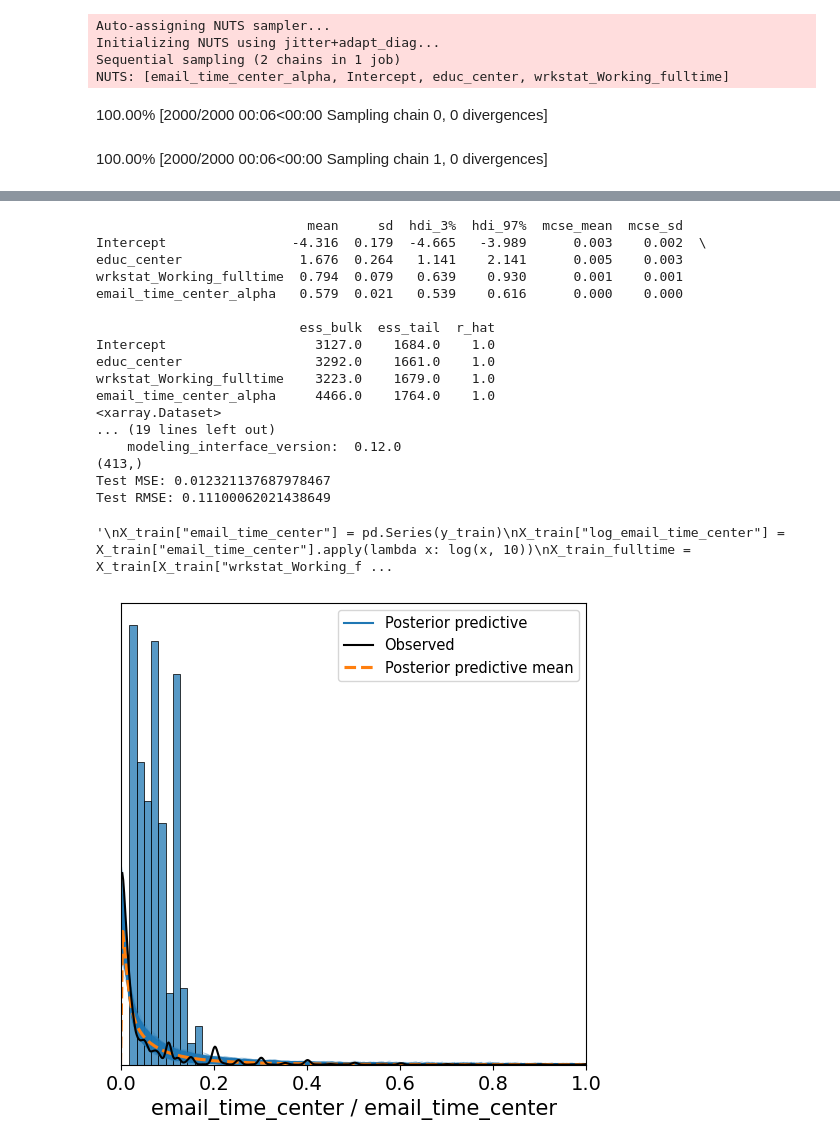
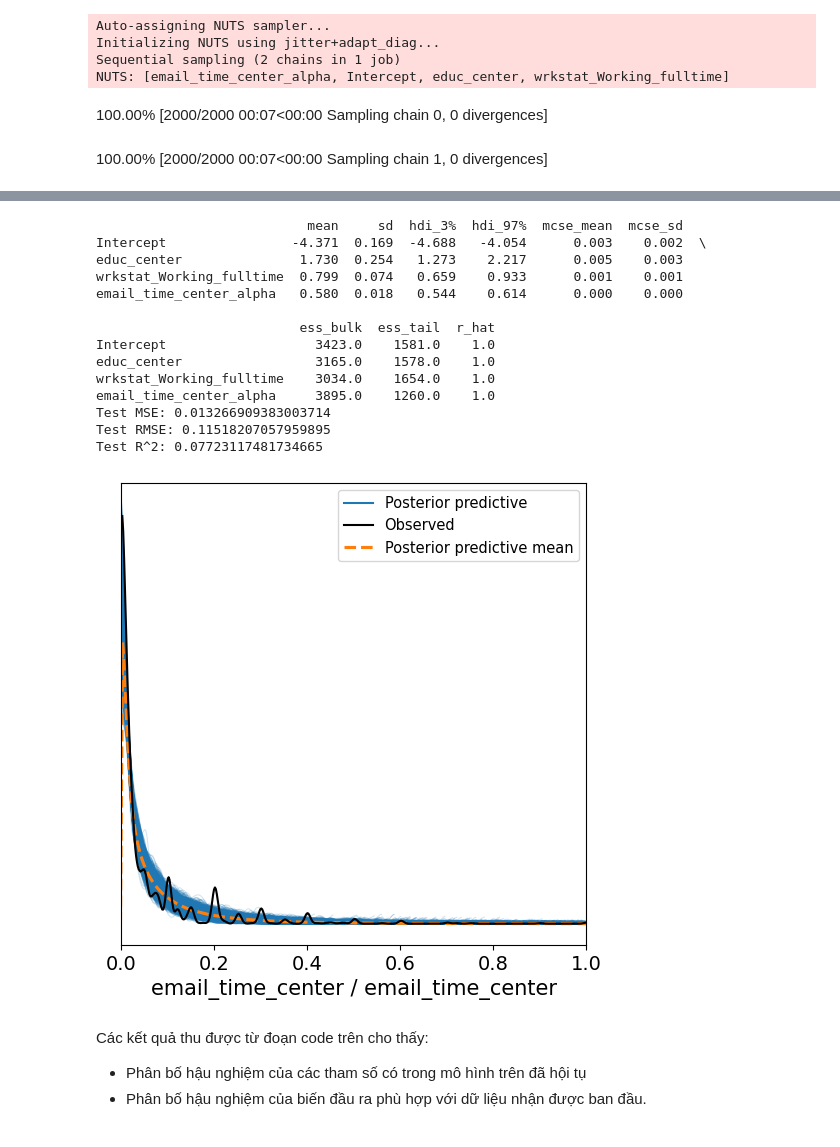
Before and after one commit to batman0911/social-stat-final-term, a Jupyter notebook: bayes-glm.ipynb, the cells around one changed output, grey strips where cells are left out. Saved outputs shown, nothing was run; the diff lists cells and outputs as text; code cells hidden in the pictures.

Commit message:
bayes-glm + random_forrest final

```diff
--- a/bayes-glm.ipynb
+++ b/bayes-glm.ipynb
@@ -1,17 +17,12 @@
 # %%
-from math import log
 import re
 import bambi as bmb
 from matplotlib import pyplot as plt
 import pandas as pd
 import arviz as az
 import numpy as np
-from sklearn.experimental import enable_iterative_imputer
-from sklearn.ensemble import RandomForestClassifier
-from sklearn.impute import IterativeImputer
-from sklearn.metrics import mean_squared_error
+from sklearn.metrics import mean_squared_error, r2_score
 from sklearn.model_selection import train_test_split
-import seaborn as sns
 
 def final_model(X_train, y_train, X_test, y_test, features, seed: int):
     X_train["email_time_center"] = pd.Series(y_train)
@@ -34,35 +45,23 @@ def final_model(X_train, y_train, X_test, y_test, features, seed: int):
 
     # predict
     model.predict(results, data=X_test, kind="mean")
-    print(results.posterior)
-    y_predict = np.array(results.posterior.email_time_center_mean[0, 0, :])
-    print(y_predict.shape)
+    y_predict = np.array(results.posterior.email_time_center_mean[0, 999, :])
 
     mse = mean_squared_error(y_test, y_predict)
     rmse = mean_squared_error(y_test, y_predict, squared=False)
+    r_square = r2_score(y_test, y_predict)
     print(f"Test MSE: {mse}")
     print(f"Test RMSE: {rmse}")
+    print(f"Test R^2: {r_square}")
 
 feature_choice = [
-    ["wrkstat_Working_fulltime", "educ_center", "polviews_Conservative"]
+    ["wrkstat_Working_fulltime", "educ_center"]
 ]
 X = pd.read_csv("data/preprocessing/X.csv")
 y = pd.read_csv("data/preprocessing/y.csv")["email_time_center"].apply(lambda x: x+0.001)
 f = lambda x: re.sub(' ','_', x, flags = re.IGNORECASE)
 X.rename(columns = f, inplace = True)
-print(X.columns)
-X_train, X_test, y_train, y_test = train_test_split(X, y, random_state=42)
+X_train, X_test, y_train, y_test = train_test_split(X, y, test_size=0.2, random_state=42)
 for index, choice in enumerate(feature_choice):
     final_model(X_train, y_train, X_test, y_test, choice, index)
-
-"""
-X_train["email_time_center"] = pd.Series(y_train)
-X_train["log_email_time_center"] = X_train["email_time_center"].apply(lambda x: log(x, 10))
-X_train_fulltime = X_train[X_train["wrkstat_Working_fulltime"] == 1]
-X_train_not_fulltime = X_train[X_train["wrkstat_Working_fulltime"] == 0]
-sns.scatterplot(data=X_train_fulltime, y="log_email_time_center", x="educ_center", hue="wrkstat_Working_fulltime")
-plt.show()
-sns.scatterplot(data=X_train_not_fulltime, y="log_email_time_center", x="educ_center", hue="wrkstat_Working_fulltime")
-plt.show()
-"""
 # %% [output]
@@ -87,5 +82,5 @@ Auto-assigning NUTS sampler...
 Initializing NUTS using jitter+adapt_diag...
 Sequential sampling (2 chains in 1 job)
 NUTS: [email_time_center_alpha, Intercept, educ_center, wrkstat_Working_fulltime]
-100.00% [2000/2000 00:06<00:00 Sampling chain 0, 0 divergences]
+100.00% [2000/2000 00:07<00:00 Sampling chain 0, 0 divergences]
-100.00% [2000/2000 00:06<00:00 Sampling chain 1, 0 divergences]
+100.00% [2000/2000 00:07<00:00 Sampling chain 1, 0 divergences]
@@ -93,20 +88,20 @@ Sampling 2 chains for 1_000 tune and 1_000 draw iterations (2_000 + 2_000 draws
 We recommend running at least 4 chains for robust computation of convergence diagnostics
                            mean     sd  hdi_3%  hdi_97%  mcse_mean  mcse_sd
-Intercept                -4.316  0.179  -4.665   -3.989      0.003    0.002  \
-educ_center               1.676  0.264   1.141    2.141      0.005    0.003
-wrkstat_Working_fulltime  0.794  0.079   0.639    0.930      0.001    0.001
-email_time_center_alpha   0.579  0.021   0.539    0.616      0.000    0.000
+Intercept                -4.371  0.169  -4.688   -4.054      0.003    0.002  \
+educ_center               1.730  0.254   1.273    2.217      0.005    0.003
+wrkstat_Working_fulltime  0.799  0.074   0.659    0.933      0.001    0.001
+email_time_center_alpha   0.580  0.018   0.544    0.614      0.000    0.000
 
                           ess_bulk  ess_tail  r_hat
-Intercept                   3127.0    1684.0    1.0
-educ_center                 3292.0    1661.0    1.0
-wrkstat_Working_fulltime    3223.0    1679.0    1.0
-email_time_center_alpha     4466.0    1764.0    1.0
-<xarray.Dataset>
-... (19 lines left out)
-    modeling_interface_version:  0.12.0
-(413,)
-Test MSE: 0.012321137687978467
-Test RMSE: 0.11100062021438649
+Intercept                   3423.0    1581.0    1.0
+educ_center                 3165.0    1578.0    1.0
+wrkstat_Working_fulltime    3034.0    1654.0    1.0
+email_time_center_alpha     3895.0    1260.0    1.0
+Test MSE: 0.013266909383003714
+Test RMSE: 0.11518207057959895
+Test R^2: 0.07723117481734665
-'\nX_train["email_time_center"] = pd.Series(y_train)\nX_train["log_email_time_center"] = X_train["email_time_center"].apply(lambda x: log(x, 10))\nX_train_fulltime = X_train[X_train["wrkstat_Working_f ...
-[figure, old version]
+[figure, new version]
+# %% [markdown]
+Các kết quả thu được từ đoạn code trên cho thấy:
+- Phân bố hậu nghiệm của các tham số có trong mô hình trên đã hội tụ
+- Phân bố hậu nghiệm của biến đầu ra phù hợp với dữ liệu nhận được ban đầu.
```
Also changed, not shown: parts of 2 cells of this notebook, 1 other file.
